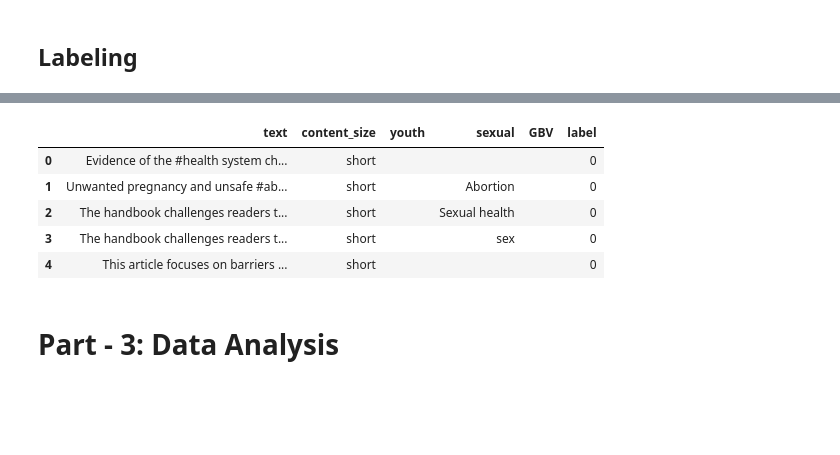
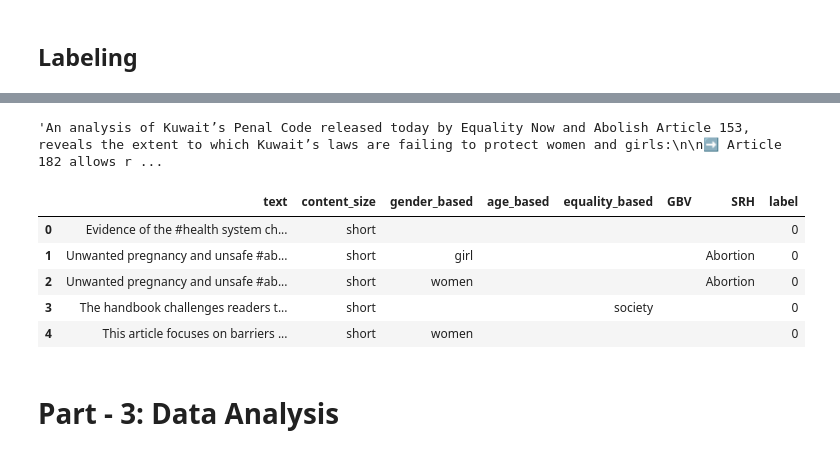
Before and after one commit to yonycherkos/SRH-GBV, a Jupyter notebook: code/SRH_GBV_analysis.ipynb, the cells around one changed output, grey strips where cells are left out. Saved outputs shown, nothing was run; the diff lists cells and outputs as text; code cells hidden in the pictures; blank space fills up the shorter version.

```diff
--- a/code/SRH_GBV_analysis.ipynb
+++ b/code/SRH_GBV_analysis.ipynb
@@ -225,0 +234,6 @@ df.head()
+# %%
+# add content_size column
+df["content_size"] = df["text"].apply(lambda txt: len(txt))
+ser, bins = pd.qcut(df["content_size"], 3, labels=["short", "medium", "long"], retbins=True)
+df["content_size"] = ser.astype("str")
+df.head()
@@ -228,16 +252,0 @@ df.head()
-# %%
-# add content_size column
-def classifiy_content_size(content_size, quantieles):
-    if content_size <= quantieles[0]:
-        return "short"
-    elif content_size >= quantieles[1]:
-        return "long"
-    else:
-        return "meduim"
-
-# extract text content size
-df["content_size"] = df["text"].apply(lambda txt: len(txt))
-describe = df["content_size"].describe()
-quantieles = [describe["25%"], describe["75%"]]
-df["content_size"] = df["content_size"].apply(lambda content_size: classifiy_content_size(content_size, quantieles))
-df.head()
@@ -261,0 +267,4 @@ with open("../data/sub_topics.csv", "w") as f:
+# %%
+new_df["text"].iloc[9]
+# %% [output]
+'An analysis of Kuwait’s Penal Code released today by Equality Now and Abolish Article 153, reveals the extent to which Kuwait’s laws are failing to protect women and girls:\n\n➡️ Article 182 allows r ...
@@ -262,22 +284,37 @@ with open("../data/sub_topics.csv", "w") as f:
+# %%
+# find the relevant sub_topics
+sub_topics = {"content_size": ["short", "meduim", "long"],
+              "gender_based": ["gender", "girl", "women", "female"],
+              "age_based": ["youth", "Adolescent", "teenager", "child"],
+              "equality_based": ["equality", "court", "justice", "society", "our voice"],
+              "GBV": ["gender-based violence", "rape", "sexual exploitation", "sexual harassment",
+                      "child sexual abuse", "sexual violence", "forced marriage"],
+              "SRH": ["Reproductive health", "family planning", "pregnant", "Abortion",
+                      "Menstrual cycle", "condom", "HIV/AIDS"]
+             }
+with open("../data/sub_topics.json", "w") as f:
+    json.dump(sub_topics, f)
 # %%
 # add relevant sub_topics columns
 for (sub_topic_name, sub_topic_list) in sub_topics.items():
+    if sub_topic_name == "content_size":
+        continue
     df[sub_topic_name] = df['text'].apply(lambda txt: ','.join([str(sub_topic) for sub_topic in sub_topic_list \
                                                 if (sub_topic.lower() in str(txt).lower())]))
     df[sub_topic_name] = df[sub_topic_name].apply(lambda x: x.split(','))
     df = df.explode(sub_topic_name)
 
-df = df[["text", "content_size", "youth", "sexual", "GBV", "label"]]
+df = df[["text", "content_size", "gender_based", "age_based", "equality_based", "GBV", "SRH", "label"]]
 df = df.reset_index()
 df = df.drop(columns="index")
 df.head()
 # %% [output]
-|  | text | content_size | youth | sexual | GBV | label |
-| 0 | Evidence of the #health system ch... | short |  |  |  | 0 |
-| 1 | Unwanted pregnancy and unsafe #ab... | short |  | Abortion |  | 0 |
-| 2 | The handbook challenges readers t... | short |  | Sexual health |  | 0 |
-| 3 | The handbook challenges readers t... | short |  | sex |  | 0 |
-| 4 | This article focuses on barriers ... | short |  |  |  | 0 |
+|  | text | content_size | gender_based | age_based | equality_based | GBV | SRH | label |
+| 0 | Evidence of the #health system ch... | short |  |  |  |  |  | 0 |
+| 1 | Unwanted pregnancy and unsafe #ab... | short | girl |  |  |  | Abortion | 0 |
+| 2 | Unwanted pregnancy and unsafe #ab... | short | women |  |  |  | Abortion | 0 |
+| 3 | The handbook challenges readers t... | short |  |  | society |  |  | 0 |
+| 4 | This article focuses on barriers ... | short | women |  |  |  |  | 0 |
 # %%
 df.to_csv('../data/cleaned_fb_posts.csv')
 # %% [markdown]
```
Also changed, not shown: parts of 18 cells of this notebook, 4 other files.
